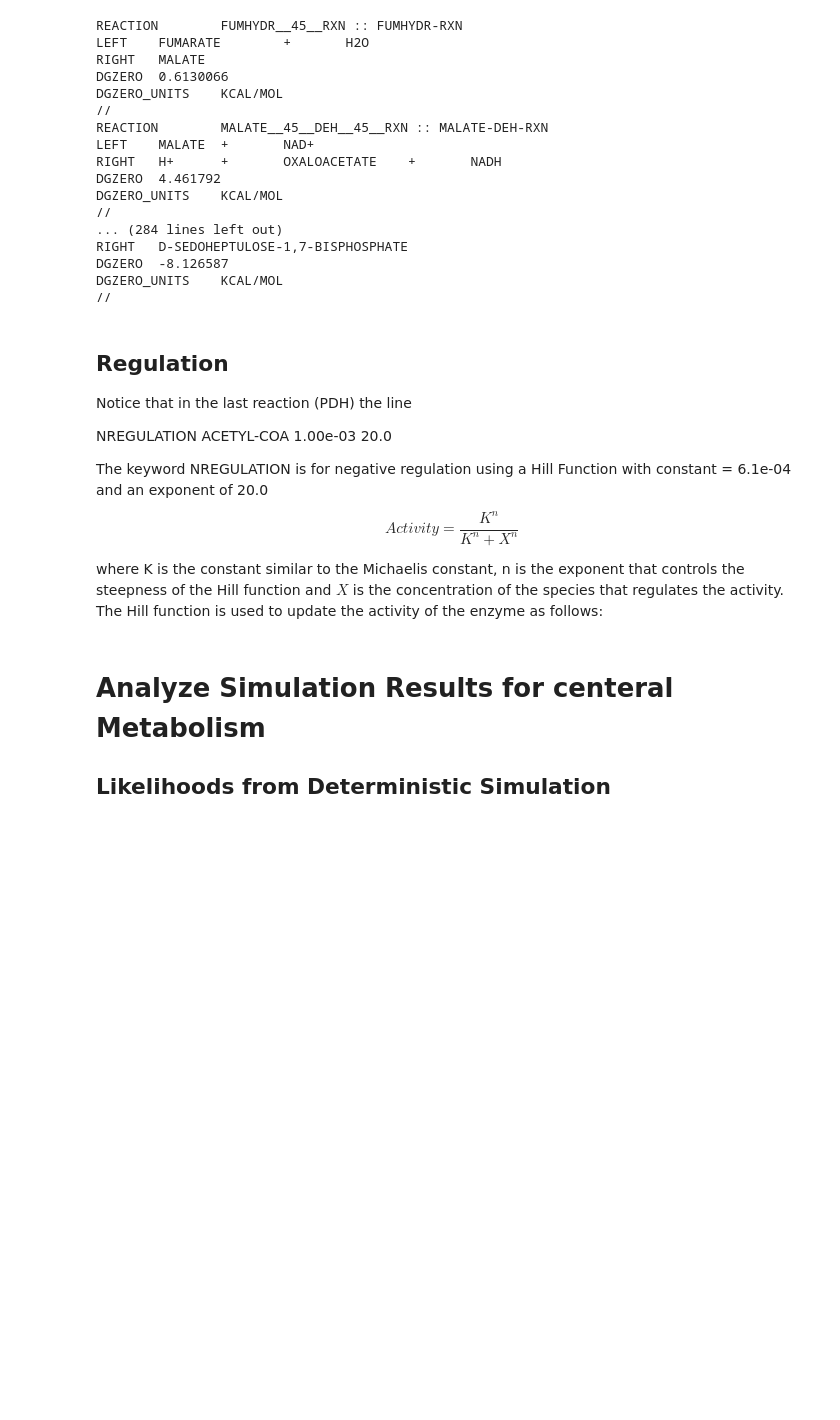
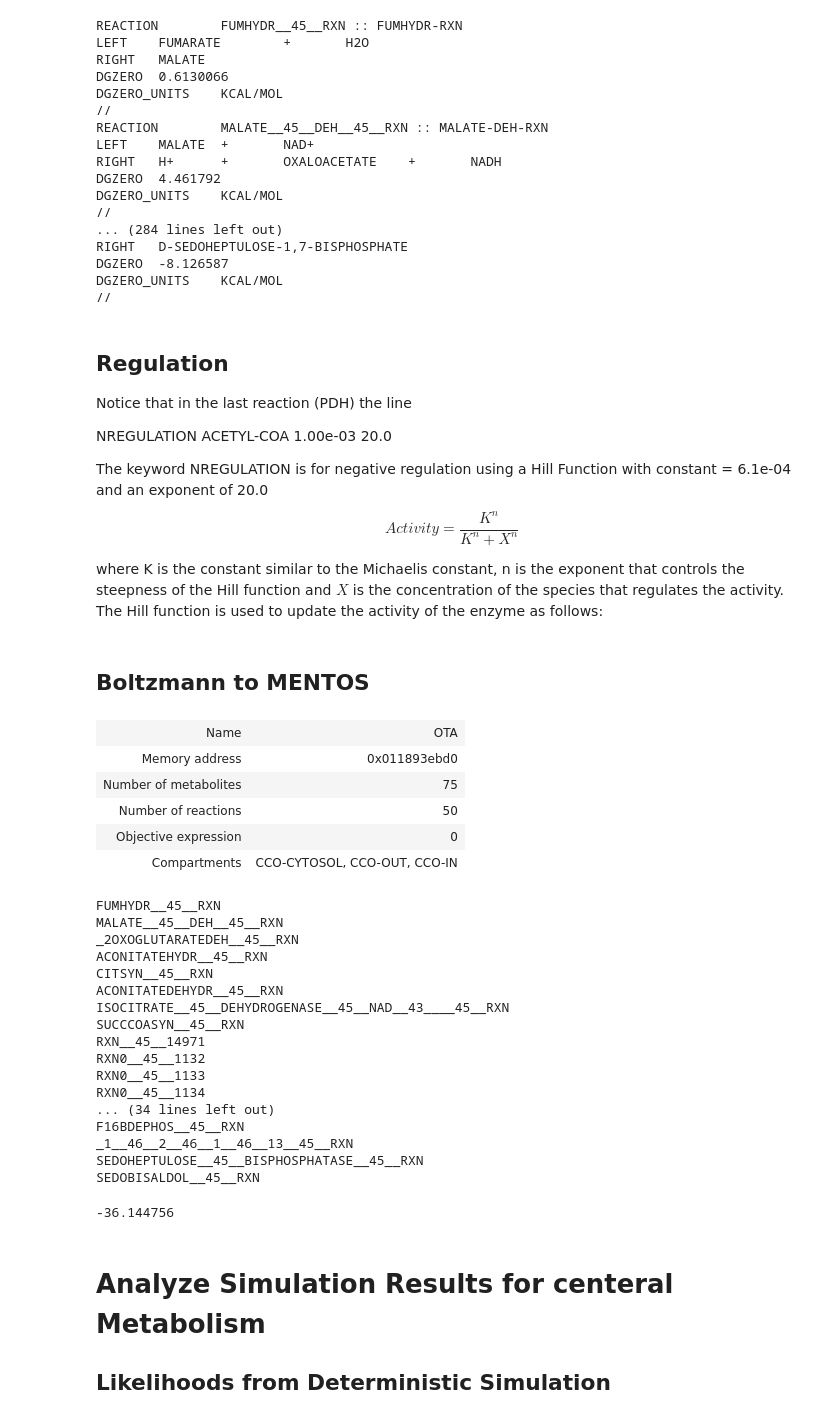
Before and after one commit to nkkchem/Ostreoccus_cent_simulation, a Jupyter notebook: Ostreococcus_centeral_Met.ipynb, the cells around one changed output. Drawn from its saved outputs; the diff is of its cells as text; code cells hidden in the pictures; blank space fills up the shorter version.

```diff
--- a/Ostreococcus_centeral_Met.ipynb
+++ b/Ostreococcus_centeral_Met.ipynb
@@ -97,5 +101,7 @@ File unreadable.
 # %%
 import re
+def to_ord( matchobj ):
+        return '__{}__'.format(ord(matchobj.group(0)))
 class sbml2boltzmann:
     def __init__( self, sbml, deltag ):
         self.sbml = sbml
@@ -104,7 +110,17 @@ class sbml2boltzmann:
     def repl( self, matchobj ):
         return chr(int(matchobj.group(1)))
 
+    def munge( self, sbmlid ):
+        alphaRE = re.compile(r'[^A-Za-z_]')
+        m = alphaRE.match(sbmlid[0])
+        if m:
+            sbmlid = '_{}'.format(sbmlid)
+        alphanumRE = re.compile(r'[^A-Za-z0-9_]')
+        sbmlid = alphanumRE.sub(to_ord, sbmlid)
+        return sbmlid
     def unmunge( self, sbmlid ):
+        if '_' == sbmlid[0] and '_' != sbmlid[1]:
+            sbmlid = sbmlid[1:]
         return self.ordRE.sub( self.repl, sbmlid)
 
     def get_met_comp( self, speciesId ):
@@ -321,3 +339,53 @@ The keyword NREGULATION is for negative regulation using a Hill Function with co
 $$Activity = \frac{K^{n}}{K^{n} + X^{n}}$$
 
 where K is the constant similar to the Michaelis constant, n is the exponent that controls the steepness of the Hill function and $X$ is the concentration of the species that regulates the activity. The Hill function is used to update the activity of the enzyme as follows:
+# %% [markdown]
+## Boltzmann to MENTOS
+# %%
+import mentos, cobra, re
+import numpy as np
+import cvxpy as cvx
+def unmunge( sbmlid ):
+    ordRE = re.compile('__([0-9]+)__')
+    return ordRE.sub( self.repl, sbmlid)
+cobra_model = cobra.io.read_sbml_model('central_metabolism_dg0.sbml')
+
+display(cobra_model)
+
+deltaG0 = pd.read_table('central_metabolism_dg0.tab',index_col='ID').fillna(0)
+s2b = sbml2boltzmann(cobra_model, deltaG0)
+fullS = pd.DataFrame(cobra.util.array.create_stoichiometric_matrix(cobra_model),
+                    index=[s2b.unmunge(m.id) for m in cobra_model.metabolites],
+                    columns = [s2b.unmunge(r.id) for r in cobra_model.reactions])
+#display(deltaG0)
+for rxn in cobra_model.reactions:
+    print(rxn.id)
+    rxn.notes['Gibbs-0'] = deltaG0.loc[s2b.unmunge(rxn.id), 'Gibbs-0']
+mu0 = pd.read_table('Chemical_potential.tab',index_col='ID')
+for met in cobra_model.metabolites:
+    met.notes['Gibbs-0'] = mu0.loc[met.notes['BIOCYC'][0].strip('|'), 'Gibbs-0']
+# %% [output]
+| Name | OTA |
+| Memory address | 0x011893ebd0 |
+| Number of metabolites | 75 |
+| Number of reactions | 50 |
+| Objective expression | 0 |
+| Compartments | CCO-CYTOSOL, CCO-OUT, CCO-IN |
+FUMHYDR__45__RXN
+MALATE__45__DEH__45__RXN
+_2OXOGLUTARATEDEH__45__RXN
+ACONITATEHYDR__45__RXN
+CITSYN__45__RXN
+ACONITATEDEHYDR__45__RXN
+ISOCITRATE__45__DEHYDROGENASE__45__NAD__43____45__RXN
+SUCCCOASYN__45__RXN
+RXN__45__14971
+RXN0__45__1132
+RXN0__45__1133
+RXN0__45__1134
+... (34 lines left out)
+F16BDEPHOS__45__RXN
+_1__46__2__46__1__46__13__45__RXN
+SEDOHEPTULOSE__45__BISPHOSPHATASE__45__RXN
+SEDOBISALDOL__45__RXN
+-36.144756
```
Also changed, not shown: parts of 10 cells of this notebook.
